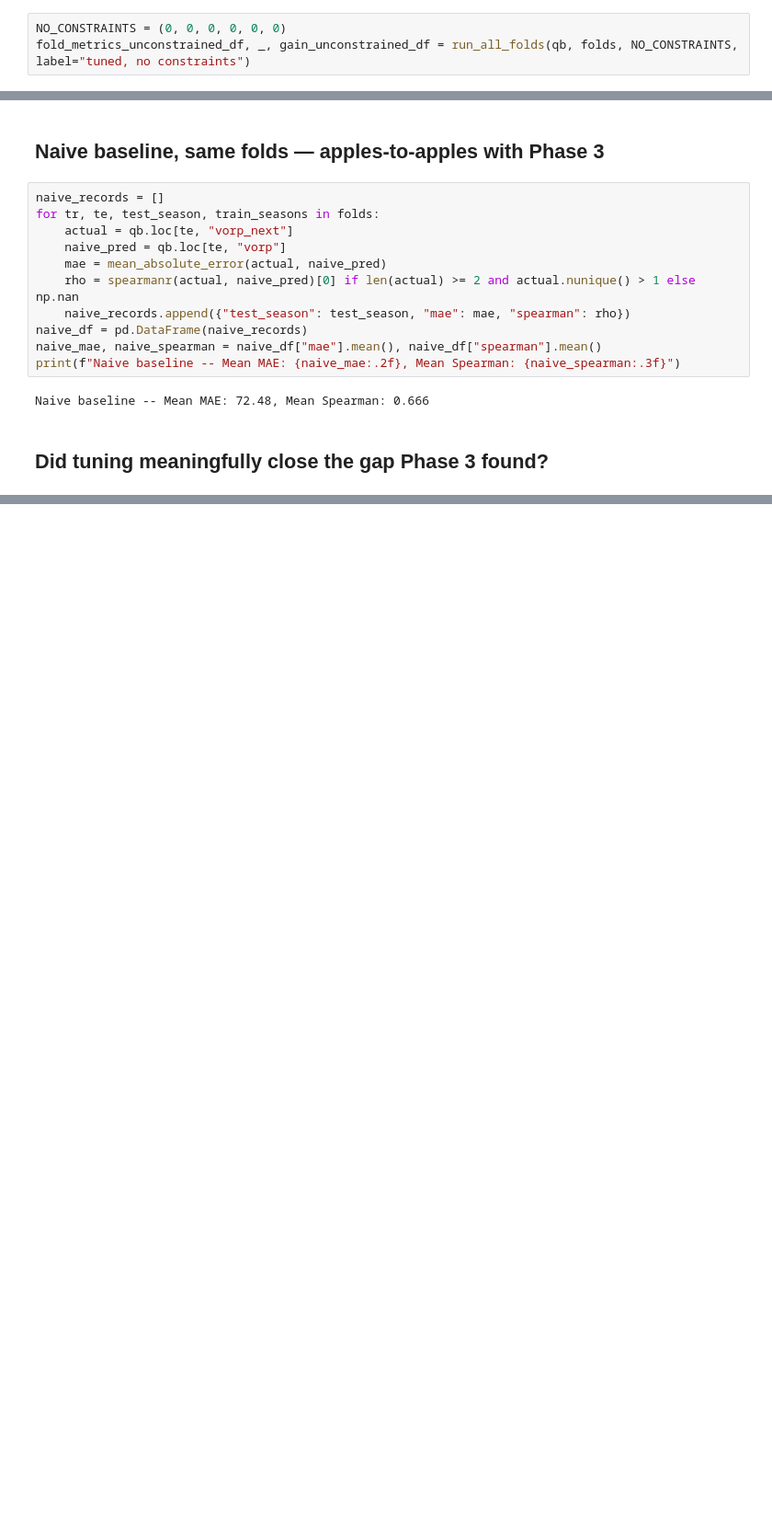
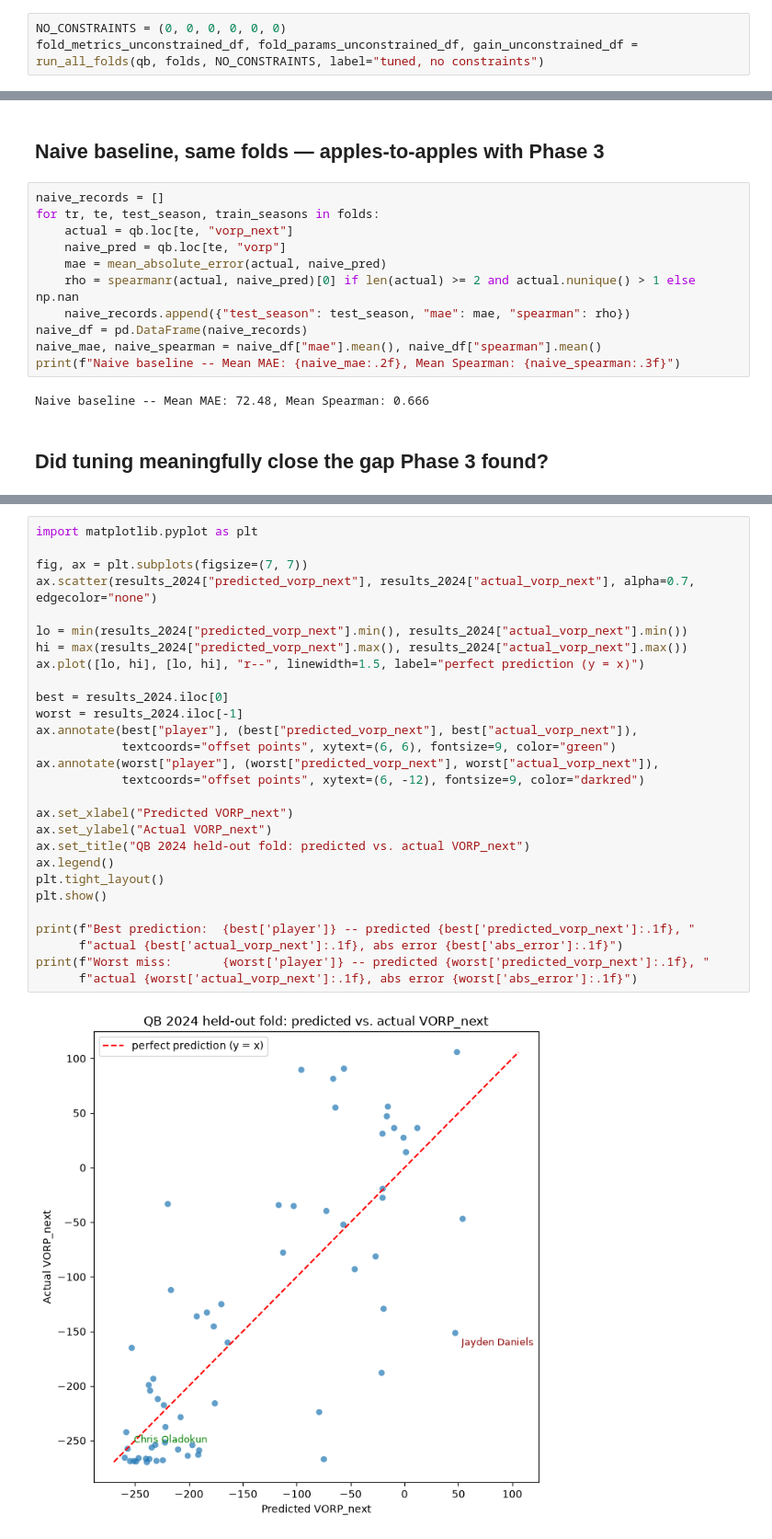
Before and after one commit to VirajP2004/Fantasy-Football-Trade-Valuation, a Jupyter notebook: notebooks/06a_model_qb.ipynb, the cells around one changed output, grey strips where cells are left out. Shown at 92% size. Cells and saved outputs as stored; diff of their text form; blank space fills up the shorter version.

```diff
--- a/notebooks/06a_model_qb.ipynb
+++ b/notebooks/06a_model_qb.ipynb
@@ -255,7 +255,7 @@ position  test_season  n_test       mae       rmse  spearman
 Domain reasoning alone doesn't guarantee a constraint helps a small dataset — checked directly rather than assumed, the same way every other claim in this project has been.
 # %%
 NO_CONSTRAINTS = (0, 0, 0, 0, 0, 0)
-fold_metrics_unconstrained_df, _, gain_unconstrained_df = run_all_folds(qb, folds, NO_CONSTRAINTS, label="tuned, no constraints")
+fold_metrics_unconstrained_df, fold_params_unconstrained_df, gain_unconstrained_df = run_all_folds(qb, folds, NO_CONSTRAINTS, label="tuned, no constraints")
 # %% [output]
 [tuned, no constraints] Mean MAE: 67.18, Mean RMSE: 87.29, Mean Spearman: 0.711
 # %% [markdown]
@@ -492,0 +561,30 @@ The tuned-and-constrained model only edges the naive baseline by 3.0% MAE / +0.0
+# %%
+import matplotlib.pyplot as plt
+
+fig, ax = plt.subplots(figsize=(7, 7))
+ax.scatter(results_2024["predicted_vorp_next"], results_2024["actual_vorp_next"], alpha=0.7, edgecolor="none")
+
+lo = min(results_2024["predicted_vorp_next"].min(), results_2024["actual_vorp_next"].min())
+hi = max(results_2024["predicted_vorp_next"].max(), results_2024["actual_vorp_next"].max())
+ax.plot([lo, hi], [lo, hi], "r--", linewidth=1.5, label="perfect prediction (y = x)")
+
+best = results_2024.iloc[0]
+worst = results_2024.iloc[-1]
+ax.annotate(best["player"], (best["predicted_vorp_next"], best["actual_vorp_next"]),
+            textcoords="offset points", xytext=(6, 6), fontsize=9, color="green")
+ax.annotate(worst["player"], (worst["predicted_vorp_next"], worst["actual_vorp_next"]),
+            textcoords="offset points", xytext=(6, -12), fontsize=9, color="darkred")
+
+ax.set_xlabel("Predicted VORP_next")
+ax.set_ylabel("Actual VORP_next")
+ax.set_title("QB 2024 held-out fold: predicted vs. actual VORP_next")
+ax.legend()
+plt.tight_layout()
+plt.show()
+
+print(f"Best prediction:  {best['player']} -- predicted {best['predicted_vorp_next']:.1f}, "
+      f"actual {best['actual_vorp_next']:.1f}, abs error {best['abs_error']:.1f}")
+print(f"Worst miss:       {worst['player']} -- predicted {worst['predicted_vorp_next']:.1f}, "
+      f"actual {worst['actual_vorp_next']:.1f}, abs error {worst['abs_error']:.1f}")
+# %% [output]
+[figure, added]
```
Also changed, not shown: parts of 14 cells of this notebook, 2 other files.
